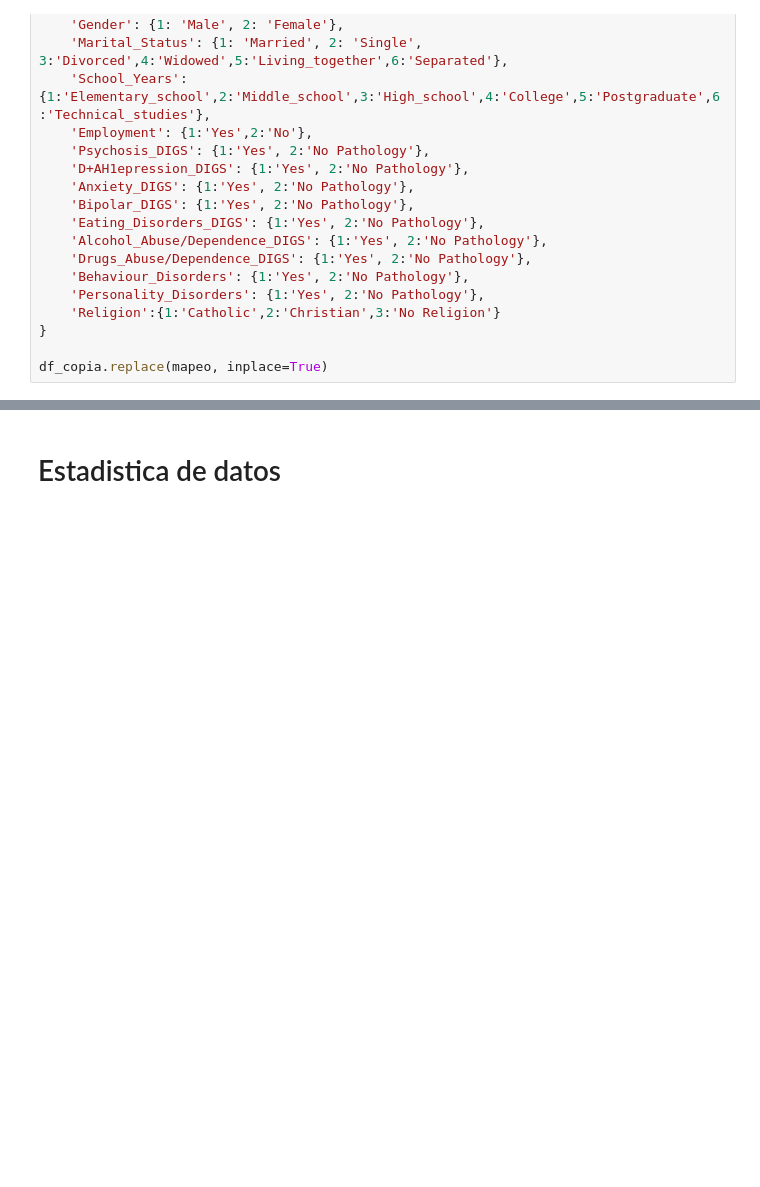
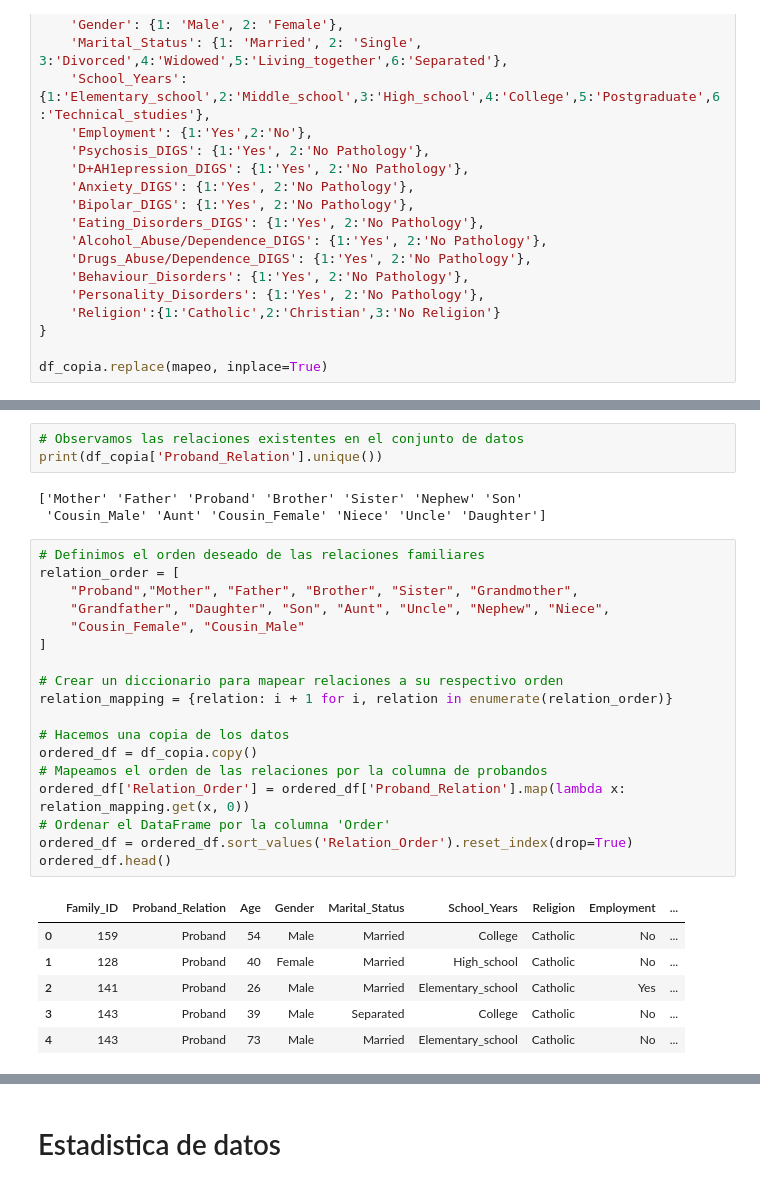
Before and after one commit to A01793101-GMuniz/ProyectoIntegrador, a Jupyter notebook: Avance4_5.ipynb, the cells around one changed output, grey strips where cells are left out. Saved outputs shown, nothing was run; the diff lists cells and outputs as text; blank space fills up the shorter version.

```diff
--- a/Avance4_5.ipynb
+++ b/Avance4_5.ipynb
@@ -491,0 +511,31 @@ df_copia.head()
+# %%
+# Observamos las relaciones existentes en el conjunto de datos
+print(df_copia['Proband_Relation'].unique())
+# %% [output]
+['Mother' 'Father' 'Proband' 'Brother' 'Sister' 'Nephew' 'Son'
+ 'Cousin_Male' 'Aunt' 'Cousin_Female' 'Niece' 'Uncle' 'Daughter']
+# %%
+# Definimos el orden deseado de las relaciones familiares
+relation_order = [
+    "Proband","Mother", "Father", "Brother", "Sister", "Grandmother",
+    "Grandfather", "Daughter", "Son", "Aunt", "Uncle", "Nephew", "Niece",
+    "Cousin_Female", "Cousin_Male"
+]
+
+# Crear un diccionario para mapear relaciones a su respectivo orden
+relation_mapping = {relation: i + 1 for i, relation in enumerate(relation_order)}
+
+# Hacemos una copia de los datos
+ordered_df = df_copia.copy()
+# Mapeamos el orden de las relaciones por la columna de probandos
+ordered_df['Relation_Order'] = ordered_df['Proband_Relation'].map(lambda x: relation_mapping.get(x, 0))
+# Ordenar el DataFrame por la columna 'Order'
+ordered_df = ordered_df.sort_values('Relation_Order').reset_index(drop=True)
+ordered_df.head()
+# %% [output]
+|  | Family_ID | Proband_Relation | Age | Gender | Marital_Status | School_Years | Religion | Employment | ... |
+| 0 | 159 | Proband | 54 | Male | Married | College | Catholic | No | ... |
+| 1 | 128 | Proband | 40 | Female | Married | High_school | Catholic | No | ... |
+| 2 | 141 | Proband | 26 | Male | Married | Elementary_school | Catholic | Yes | ... |
+| 3 | 143 | Proband | 39 | Male | Separated | College | Catholic | No | ... |
+| 4 | 143 | Proband | 73 | Male | Married | Elementary_school | Catholic | No | ... |
```
Also changed, not shown: parts of 91 cells of this notebook.
